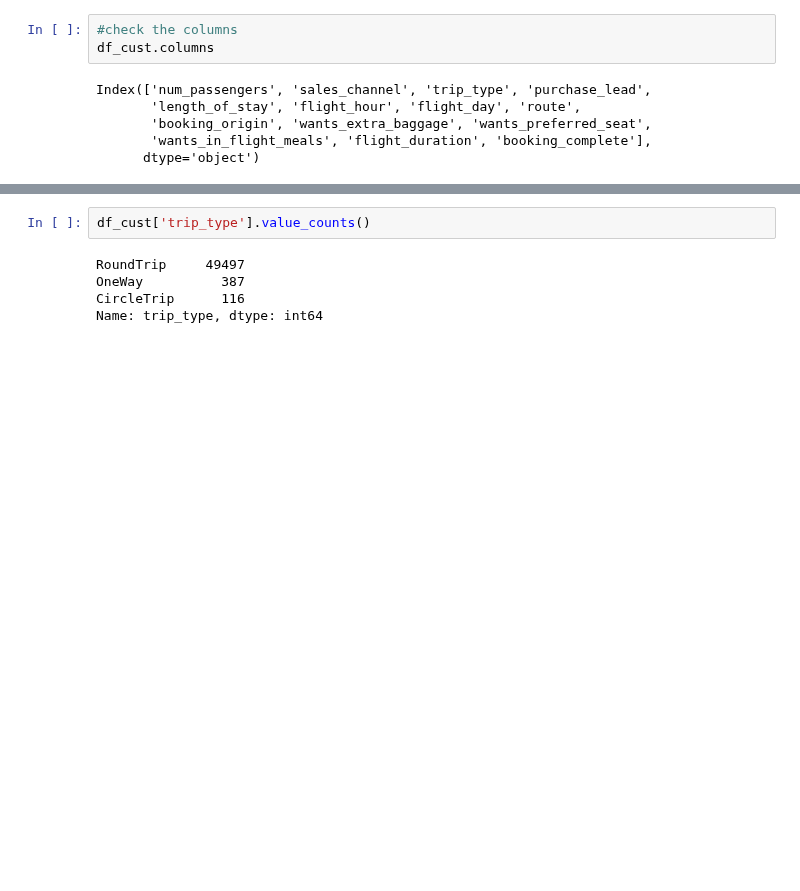
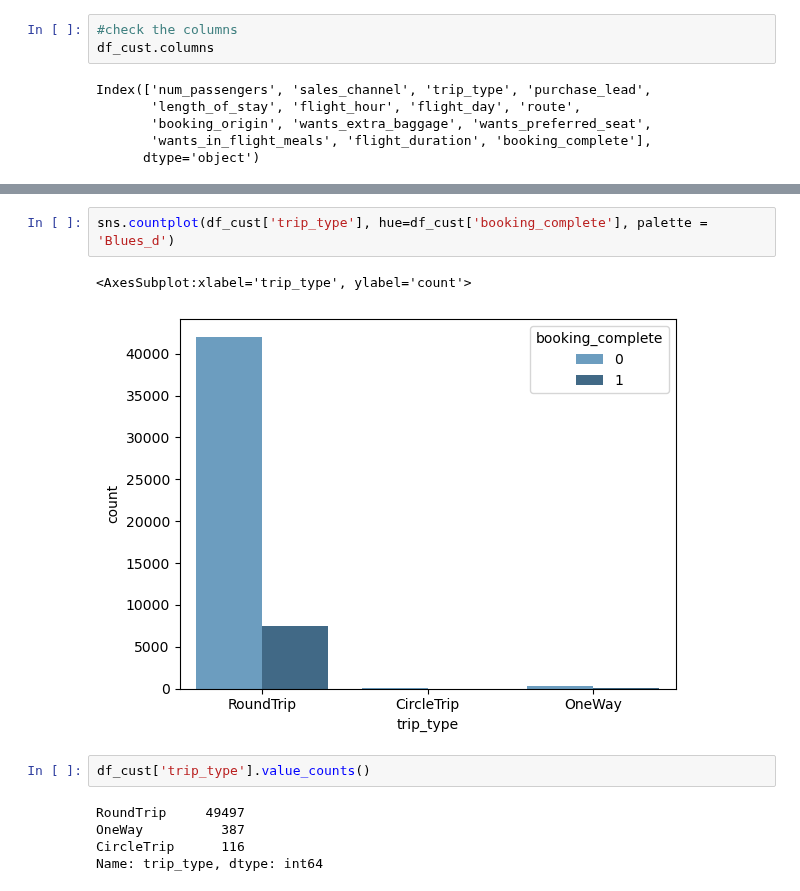
Before and after one commit to kintan-pitaloka/BACustomerBehaviour, a Jupyter notebook: PredictingCustomersBehaviour.ipynb, the cells around one changed output, grey strips where cells are left out. Saved outputs shown, nothing was run; the diff lists cells and outputs as text; blank space fills up the shorter version.

```diff
--- a/PredictingCustomersBehaviour.ipynb
+++ b/PredictingCustomersBehaviour.ipynb
@@ -165,3 +172,8 @@ Index(['num_passengers', 'sales_channel', 'trip_type', 'purchase_lead',
+# %%
+sns.countplot(df_cust['trip_type'], hue=df_cust['booking_complete'], palette = 'Blues_d')
+# %% [output]
+<AxesSubplot:xlabel='trip_type', ylabel='count'>
+[figure, added]
 # %%
 df_cust['trip_type'].value_counts()
 # %% [output]
```
Also changed, not shown: parts of 26 cells of this notebook.
